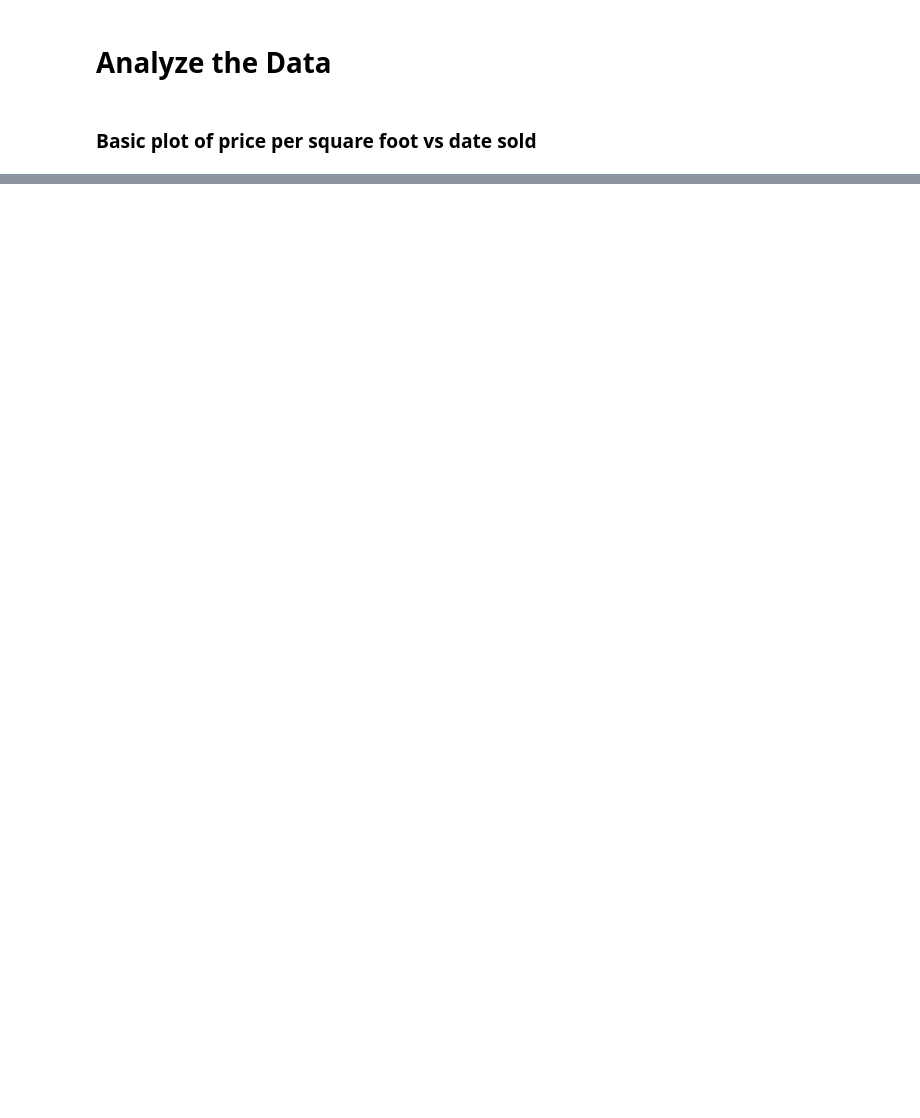
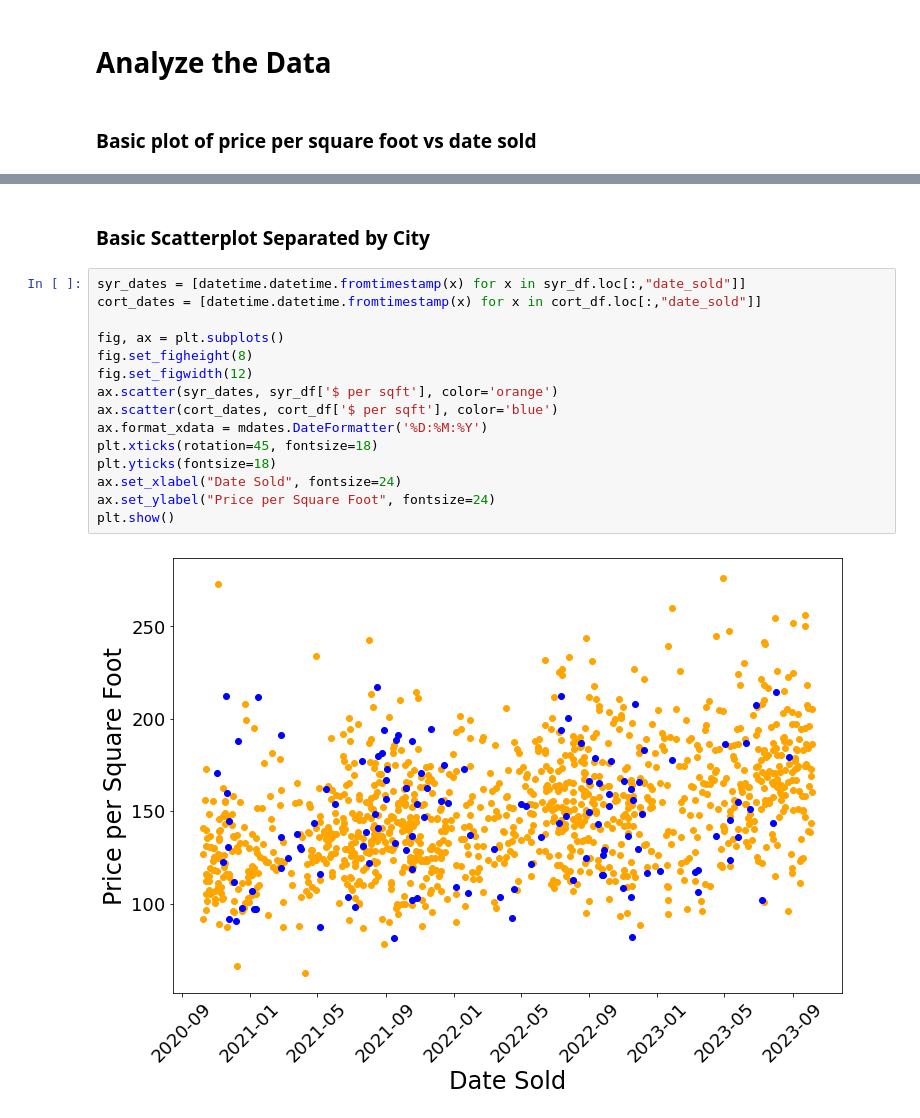
Before and after one commit to marcus-elia/house-sale-data, a Jupyter notebook: HouseData.ipynb, the cells around one changed output, grey strips where cells are left out. Saved outputs shown, nothing was run; the diff lists cells and outputs as text; blank space fills up the shorter version.

```diff
--- a/HouseData.ipynb
+++ b/HouseData.ipynb
@@ -151,0 +179,19 @@ plt.show()
+# %% [markdown]
+### Basic Scatterplot Separated by City
+# %%
+syr_dates = [datetime.datetime.fromtimestamp(x) for x in syr_df.loc[:,"date_sold"]]
+cort_dates = [datetime.datetime.fromtimestamp(x) for x in cort_df.loc[:,"date_sold"]]
+
+fig, ax = plt.subplots()
+fig.set_figheight(8)
+fig.set_figwidth(12)
+ax.scatter(syr_dates, syr_df['$ per sqft'], color='orange')
+ax.scatter(cort_dates, cort_df['$ per sqft'], color='blue')
+ax.format_xdata = mdates.DateFormatter('%D:%M:%Y')
+plt.xticks(rotation=45, fontsize=18)
+plt.yticks(fontsize=18)
+ax.set_xlabel("Date Sold", fontsize=24)
+ax.set_ylabel("Price per Square Foot", fontsize=24)
+plt.show()
+# %% [output]
+[figure, added]
```
Also changed, not shown: parts of 5 cells of this notebook.
